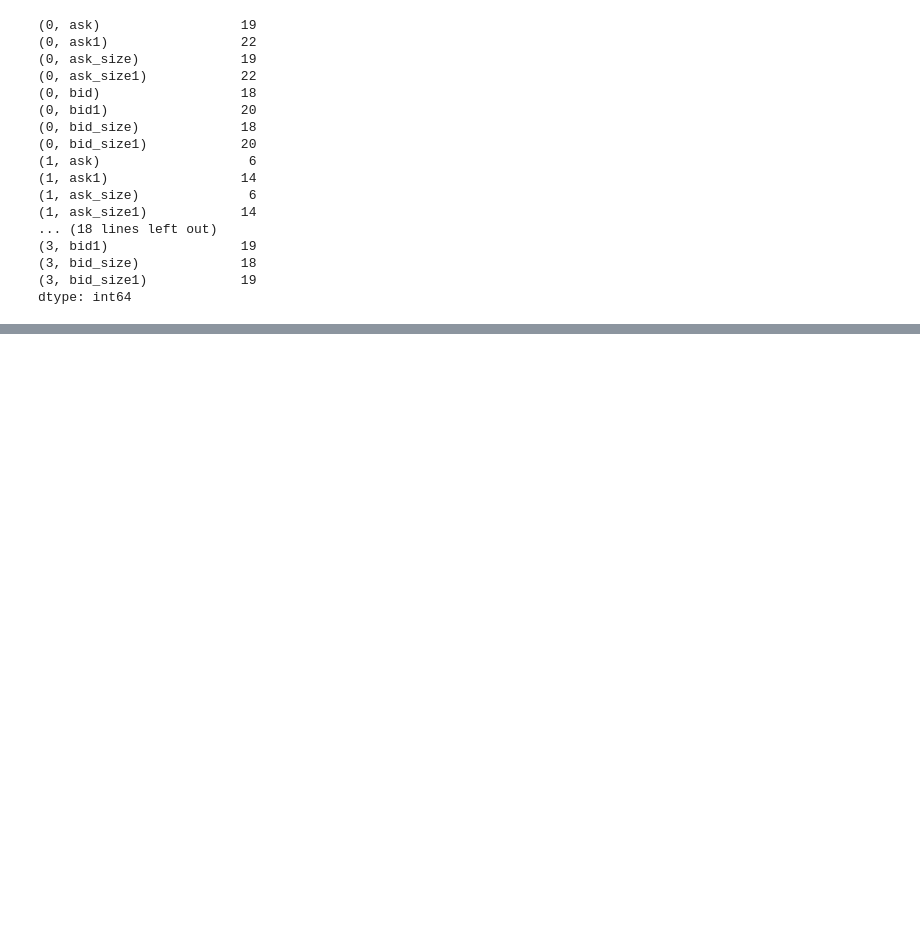
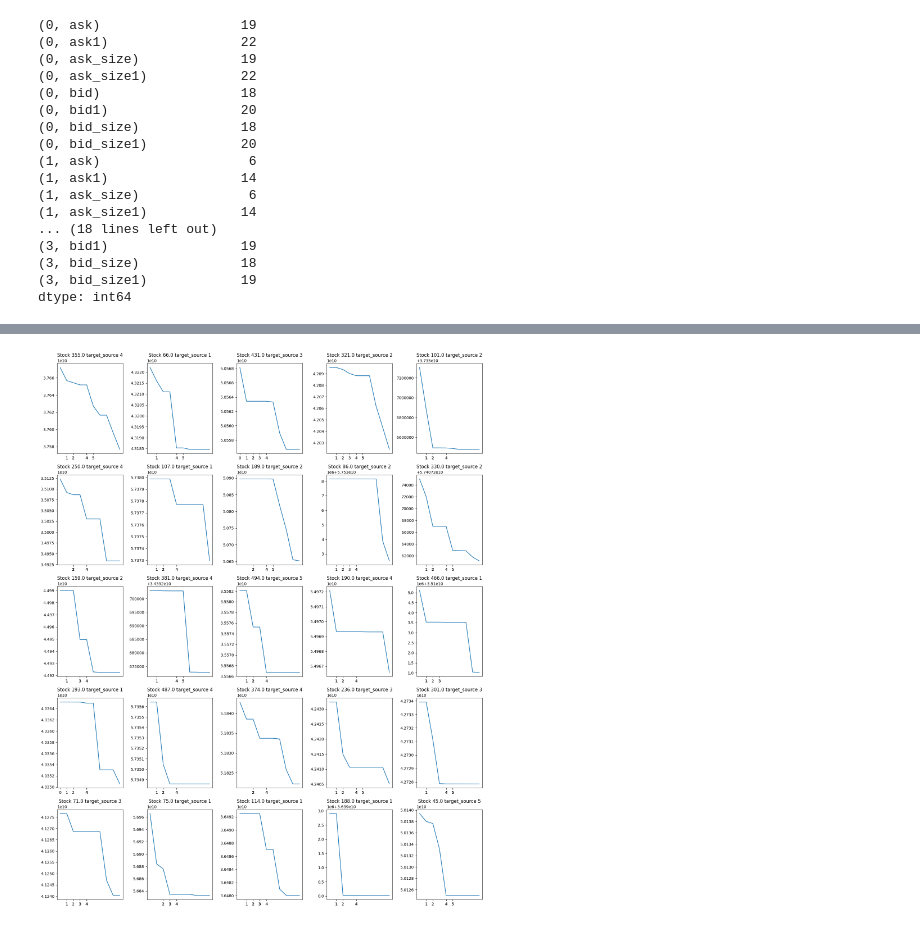
Before and after one commit to YanisFallet/CFM_next_trade_place, a Jupyter notebook: EDA.ipynb, the cells around one changed output, grey strips where cells are left out. Cells and saved outputs as stored; diff of their text form; code cells hidden in the pictures; blank space fills up the shorter version.

```diff
--- a/EDA.ipynb
+++ b/EDA.ipynb
@@ -188,0 +226,30 @@ visualize_all_order_books(train_data)
+# %%
+def plot_last_trades_time(data, labels, n_samples = 25):
+    np.random.seed(42)
+    choice = np.random.randint(0, data.shape[0], n_samples)
+    data = data.iloc[choice]
+    labels = labels.iloc[choice]
+
+    num_cols = 5
+    num_rows = (n_samples // num_cols) + (n_samples % num_cols > 0)
+    fig, axes = plt.subplots(num_rows, num_cols, figsize=(16, num_rows * 4))
+    axes = axes.flatten()
+
+    for idx, (row_data, row_labels) in enumerate(zip(data.iterrows(), labels.iterrows())):
+        row_data = row_data[1]
+        row_labels = row_labels[1]
+
+        ts_last_update = [row_data[(i, "tod")] for i in range(10)]
+        source_id = [row_data[(i, "source_id")] for i in range(10)]
+
+        ax = axes[idx]
+        ax.plot(ts_last_update, label = "tod")
+        ax.set_xticks(source_id)
+        ax.set_title(f"Stock {row_data['stock_id']} target_source {row_labels['source_id']}")
+
+    plt.tight_layout()
+    plt.show()
+
+plot_last_trades_time(train_data, labels)
+# %% [output]
+[figure, added]
```
Also changed, not shown: parts of 9 cells of this notebook, 2 other files.
